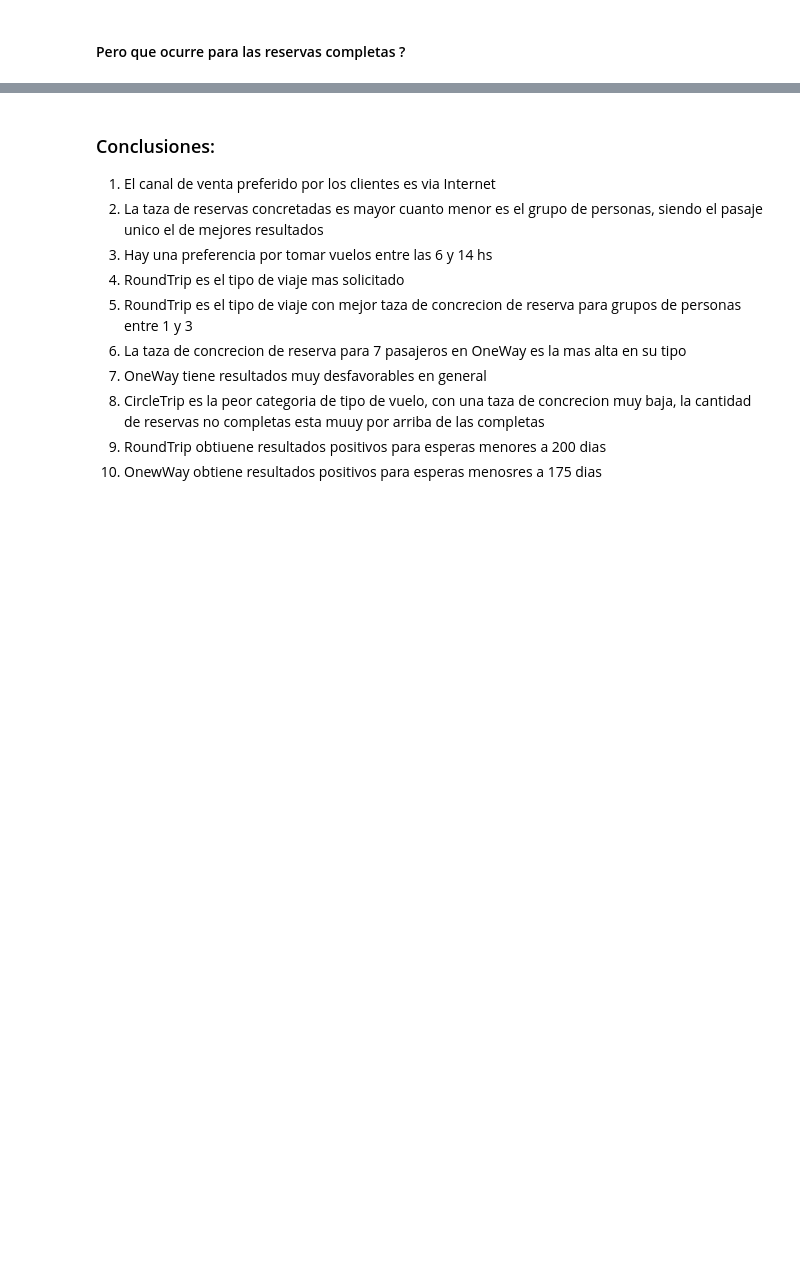
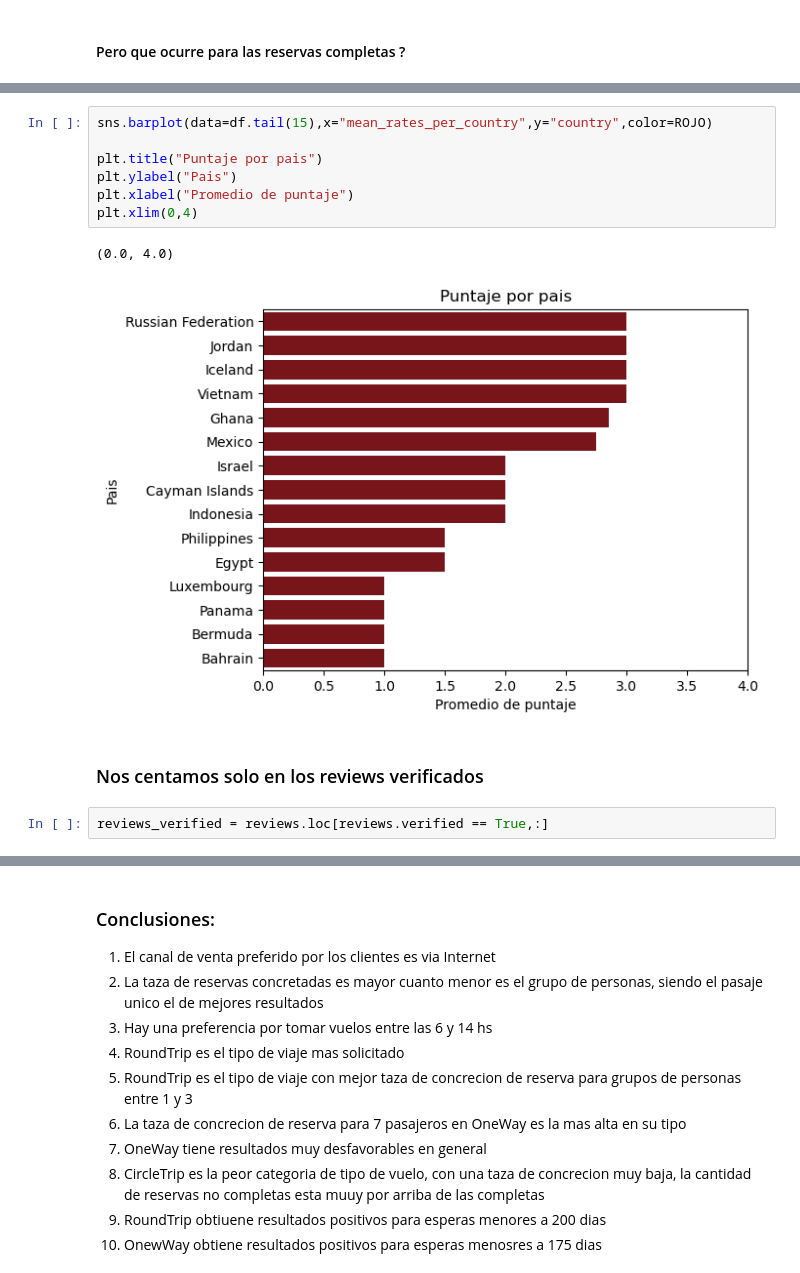
Before and after one commit to CrissRMFI/TP---ORGA, a Jupyter notebook: 01Analisis_airline.ipynb, the cells around one changed output, grey strips where cells are left out. Drawn from its saved outputs; the diff is of its cells as text; blank space fills up the shorter version.

```diff
--- a/01Analisis_airline.ipynb
+++ b/01Analisis_airline.ipynb
@@ -386,0 +482,14 @@ Text(0.5, 0, 'NUmero de pasajeros')
+# %%
+sns.barplot(data=df.tail(15),x="mean_rates_per_country",y="country",color=ROJO)
+
+plt.title("Puntaje por pais")
+plt.ylabel("Pais")
+plt.xlabel("Promedio de puntaje")
+plt.xlim(0,4)
+# %% [output]
+(0.0, 4.0)
+[figure, added]
+# %% [markdown]
+### Nos centamos solo en los reviews verificados
+# %%
+reviews_verified = reviews.loc[reviews.verified == True,:]
```
Also changed, not shown: parts of 17 cells of this notebook, 4 other files.
